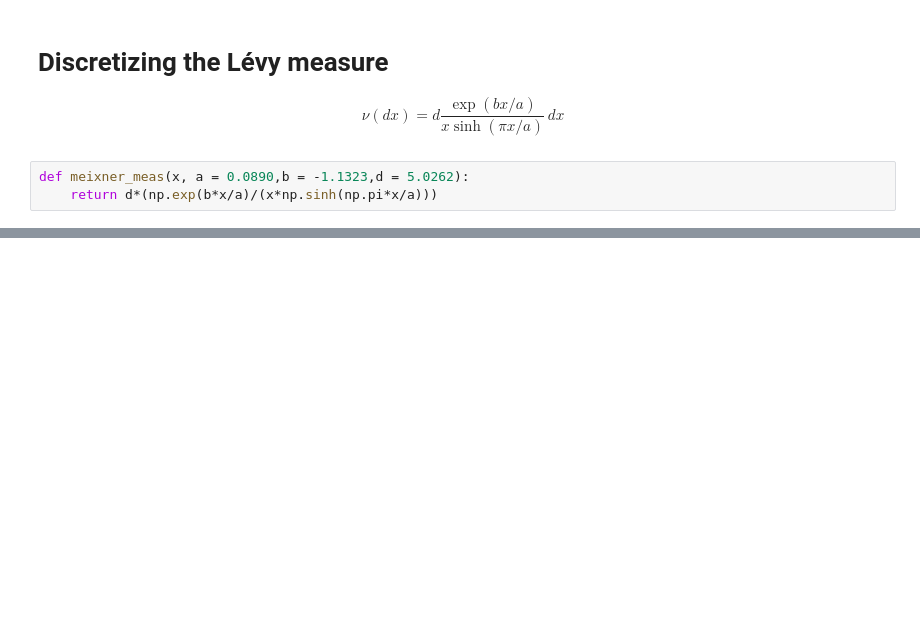
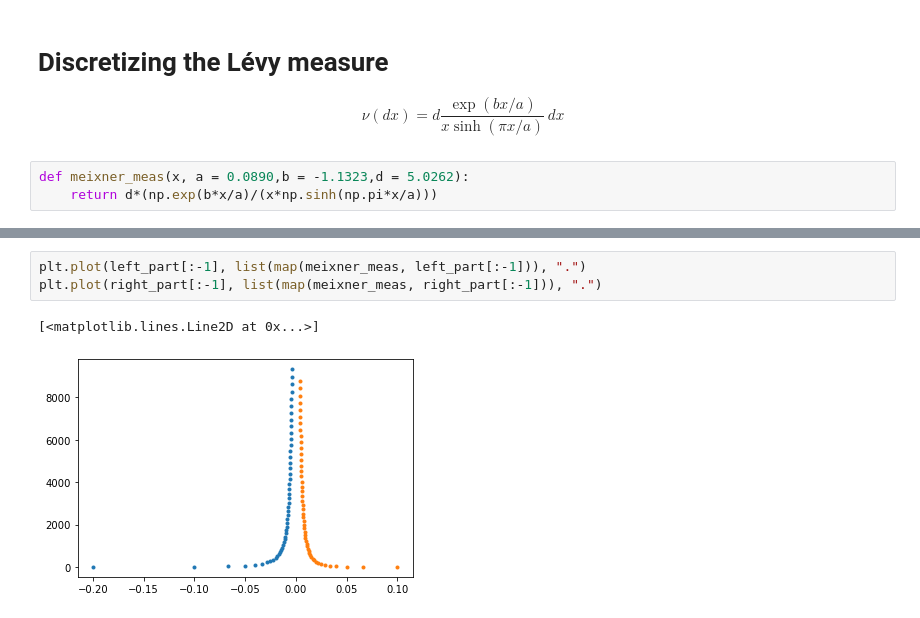
Before and after one commit to iatrogenic/levy-processes, a Jupyter notebook: Code/Simulations.ipynb, the cells around one changed output, grey strips where cells are left out. Cells and saved outputs as stored; diff of their text form; blank space fills up the shorter version.

```diff
--- a/Code/Simulations.ipynb
+++ b/Code/Simulations.ipynb
@@ -126,0 +142,6 @@ plt.plot(a_array[0:-1],lambdas,".")
+# %%
+plt.plot(left_part[:-1], list(map(meixner_meas, left_part[:-1])), ".")
+plt.plot(right_part[:-1], list(map(meixner_meas, right_part[:-1])), ".")
+# %% [output]
+[<matplotlib.lines.Line2D at 0x...>]
+[figure, added]
```
Also changed, not shown: parts of 12 cells of this notebook.
